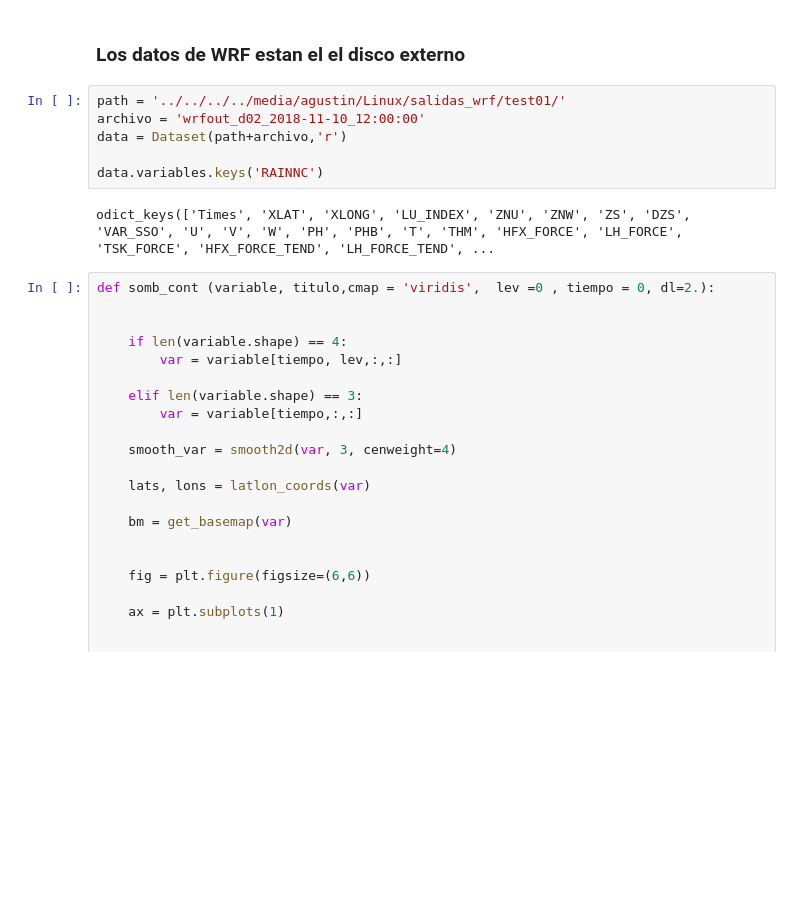
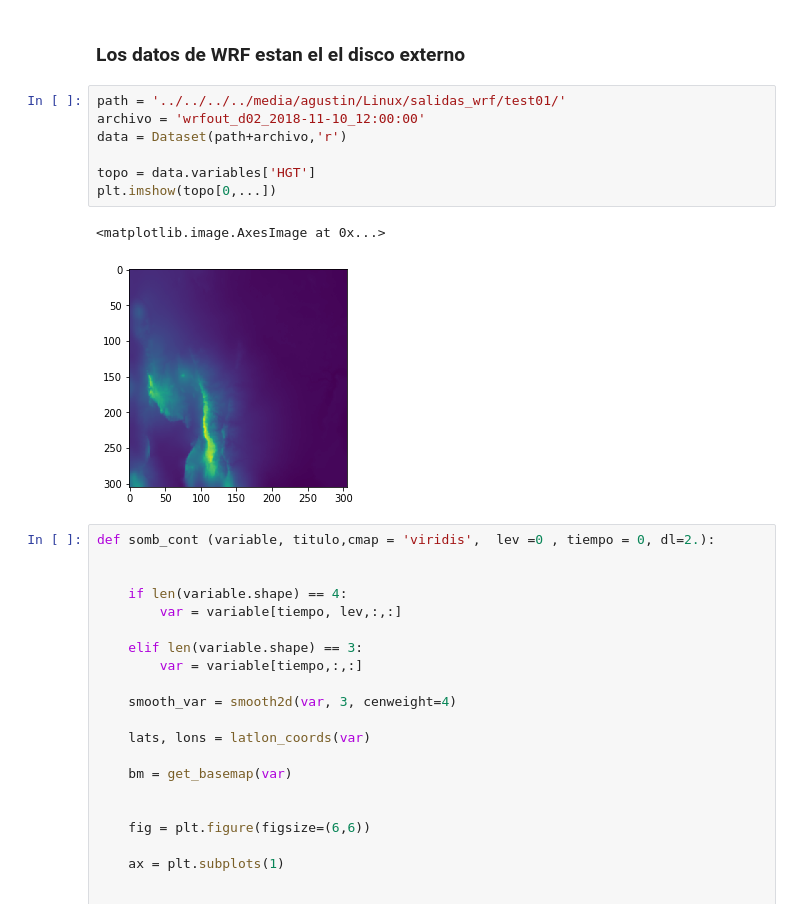
Before and after one commit to agemperador/TESIS, a Jupyter notebook: WRF_SIM.ipynb, the cells around one changed output. Saved outputs shown, nothing was run; the diff lists cells and outputs as text; blank space fills up the shorter version.

```diff
--- a/WRF_SIM.ipynb
+++ b/WRF_SIM.ipynb
@@ -226,11 +225,13 @@ ValueError: The rows of 'x' must be equal
 # %%
 path = '../../../../media/agustin/Linux/salidas_wrf/test01/'
 archivo = 'wrfout_d02_2018-11-10_12:00:00'
 data = Dataset(path+archivo,'r')
 
-data.variables.keys('RAINNC')
+topo = data.variables['HGT']
+plt.imshow(topo[0,...])
 # %% [output]
-odict_keys(['Times', 'XLAT', 'XLONG', 'LU_INDEX', 'ZNU', 'ZNW', 'ZS', 'DZS', 'VAR_SSO', 'U', 'V', 'W', 'PH', 'PHB', 'T', 'THM', 'HFX_FORCE', 'LH_FORCE', 'TSK_FORCE', 'HFX_FORCE_TEND', 'LH_FORCE_TEND', ...
+<matplotlib.image.AxesImage at 0x...>
+[figure, added]
 # %%
 def somb_cont (variable, titulo,cmap = 'viridis',  lev =0 , tiempo = 0, dl=2.):
 
```
Also changed, not shown: parts of 1 cell of this notebook.
